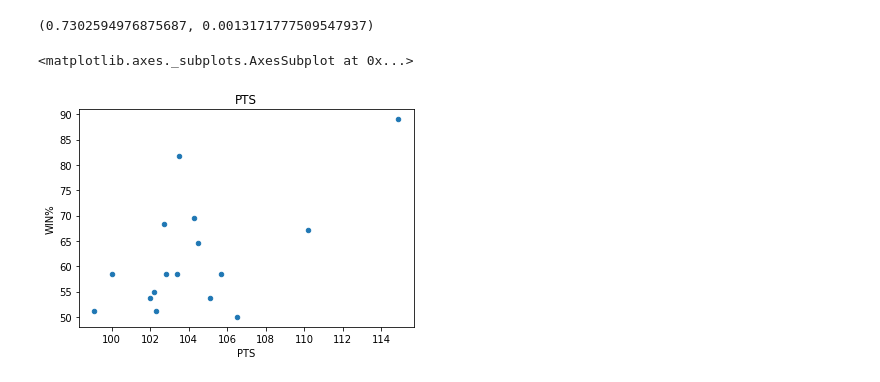
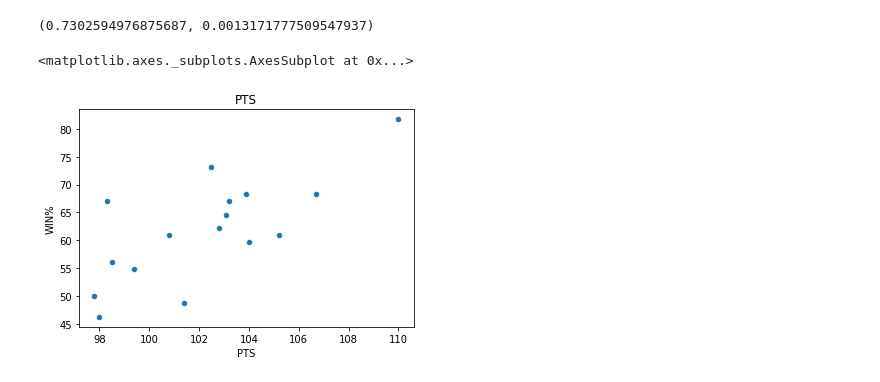
Before and after one commit to MaloneRobert/BasketballPredictor, a Jupyter notebook: Part_Two.ipynb, the cells around one changed output. Cells and saved outputs as stored; diff of their text form; code cells hidden in the pictures.

```diff
--- a/Part_Two.ipynb
+++ b/Part_Two.ipynb
@@ -152,10 +180,12 @@ sc.stats.pearsonr(stats_for_1415_sign['PTS'], stats_for_1415_sign['WIN%'])
 # %%
 # A scatter plot of average points scored and win percentage
 
+rebounds['PTS'] = stats_for_1415_sign['PTS']
+rebounds['WIN%'] = stats_for_1415_sign['WIN%']
 rebounds.plot(title = 'PTS', x = 'PTS' , y = 'WIN%', kind = 'scatter')
 # %% [output]
 <matplotlib.axes._subplots.AxesSubplot at 0x...>
-[figure, old version]
+[figure, new version]
 # %%
 # Here I collect the win percentage series for each year.
 
```
Also changed, not shown: parts of 8 cells of this notebook.
